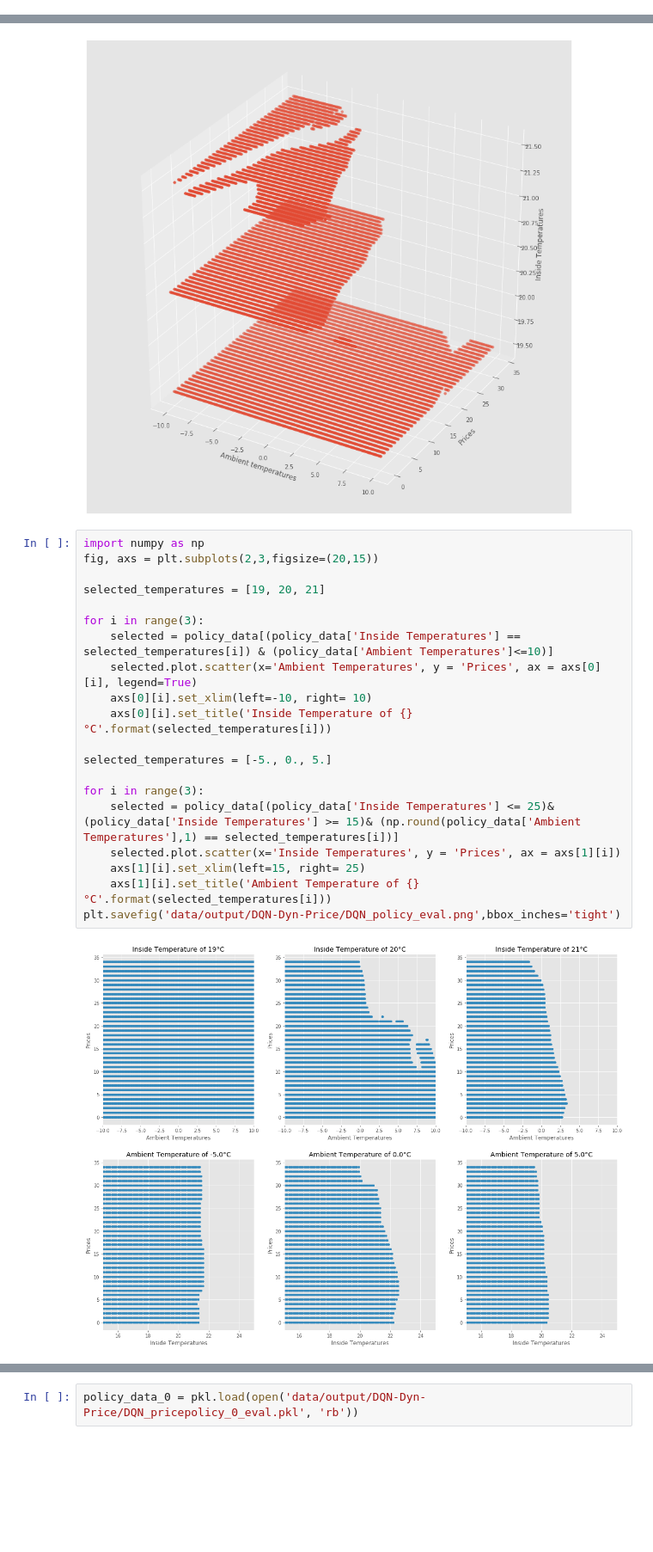
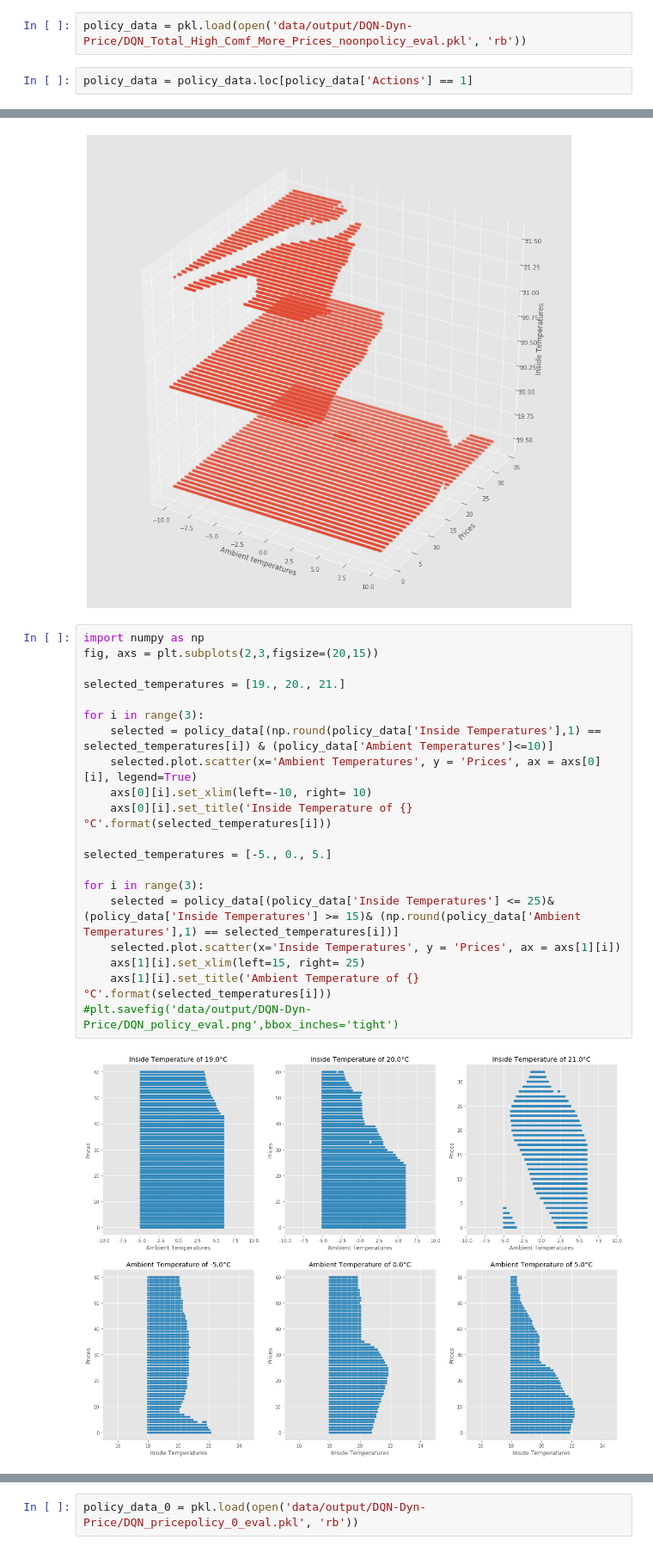
Before and after one commit to Cernewein/heating-RL-agent, a Jupyter notebook: Notebooks/Visualization.ipynb, the cells around one changed output, grey strips where cells are left out. Shown at 86% size. Cells and saved outputs as stored; diff of their text form; blank space fills up the shorter version.

Commit message:
New policy visualizations

```diff
--- a/Notebooks/Visualization.ipynb
+++ b/Notebooks/Visualization.ipynb
@@ -348,4 +348,8 @@ costs_dqn
 ### Policy visualization
 # %%
 policy_data = pkl.load(open('data/output/DQN-Dyn-Price/DQN_pricepolicy_eval.pkl', 'rb'))
+# %%
+policy_data = pkl.load(open('data/output/DQN-Dyn-Price/DQN_Total_High_Comf_More_Prices_noonpolicy_eval.pkl', 'rb'))
+# %%
+policy_data = policy_data.loc[policy_data['Actions'] == 1]
 # %%
@@ -404,22 +416,22 @@ plt.show()
 # %%
 import numpy as np
 fig, axs = plt.subplots(2,3,figsize=(20,15))
 
-selected_temperatures = [19, 20, 21]
+selected_temperatures = [19., 20., 21.]
 
 for i in range(3):
-    selected = policy_data[(policy_data['Inside Temperatures'] == selected_temperatures[i]) & (policy_data['Ambient Temperatures']<=10)]
+    selected = policy_data[(np.round(policy_data['Inside Temperatures'],1) == selected_temperatures[i]) & (policy_data['Ambient Temperatures']<=10)]
     selected.plot.scatter(x='Ambient Temperatures', y = 'Prices', ax = axs[0][i], legend=True)
     axs[0][i].set_xlim(left=-10, right= 10)
     axs[0][i].set_title('Inside Temperature of {}°C'.format(selected_temperatures[i]))
 
 selected_temperatures = [-5., 0., 5.]
 
 for i in range(3):
     selected = policy_data[(policy_data['Inside Temperatures'] <= 25)& (policy_data['Inside Temperatures'] >= 15)& (np.round(policy_data['Ambient Temperatures'],1) == selected_temperatures[i])]
     selected.plot.scatter(x='Inside Temperatures', y = 'Prices', ax = axs[1][i])
     axs[1][i].set_xlim(left=15, right= 25)
     axs[1][i].set_title('Ambient Temperature of {}°C'.format(selected_temperatures[i]))
-plt.savefig('data/output/DQN-Dyn-Price/DQN_policy_eval.png',bbox_inches='tight')
+#plt.savefig('data/output/DQN-Dyn-Price/DQN_policy_eval.png',bbox_inches='tight')
 # %% [output]
-[figure, old version]
+[figure, new version]
```
Also changed, not shown: parts of 3 cells of this notebook, 1 other file.
